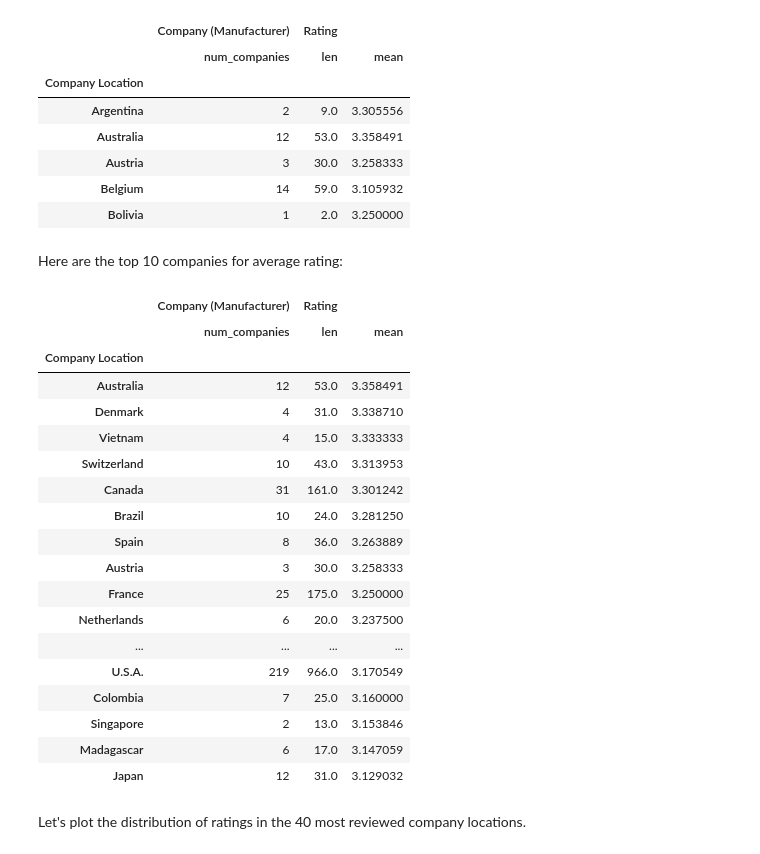
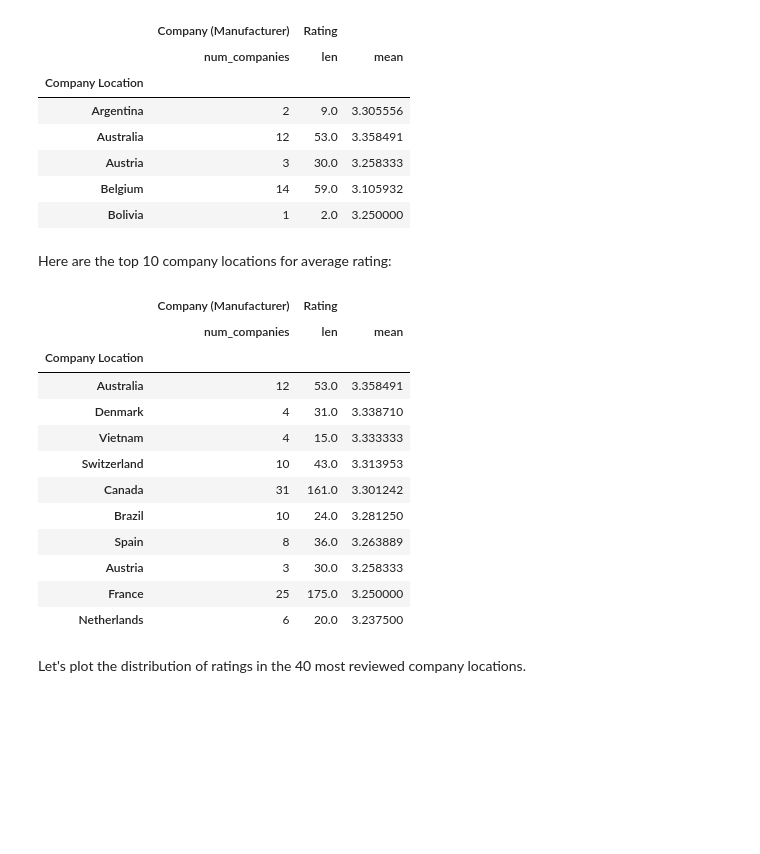
Before and after one commit to SimoneGiovannini/chocolate-rating-project, a Jupyter notebook: eda.ipynb, the cells around one changed output. Saved outputs shown, nothing was run; the diff lists cells and outputs as text; code cells hidden in the pictures; blank space fills up the shorter version.

```diff
--- a/eda.ipynb
+++ b/eda.ipynb
@@ -188,29 +188,23 @@ pivot_locations.head()
 | Belgium | 14 | 59.0 | 3.105932 |
 | Bolivia | 1 | 2.0 | 3.250000 |
 # %% [markdown]
-Here are the top 10 companies for average rating:
+Here are the top 10 company locations for average rating:
 # %%
-pivot_locations[pivot_locations[('Rating', 'len')]>10].sort_values(('Rating', 'mean'), ascending=False).head(20)
+pivot_locations[pivot_locations[('Rating', 'len')]>10].sort_values(('Rating', 'mean'), ascending=False).head(10)
 # %% [output]
 |  | Company (Manufacturer) | Rating |  |
 |  | num_companies | len | mean |
 | Company Location |  |  |  |
 | Australia | 12 | 53.0 | 3.358491 |
 | Denmark | 4 | 31.0 | 3.338710 |
 | Vietnam | 4 | 15.0 | 3.333333 |
 | Switzerland | 10 | 43.0 | 3.313953 |
 | Canada | 31 | 161.0 | 3.301242 |
 | Brazil | 10 | 24.0 | 3.281250 |
 | Spain | 8 | 36.0 | 3.263889 |
 | Austria | 3 | 30.0 | 3.258333 |
 | France | 25 | 175.0 | 3.250000 |
 | Netherlands | 6 | 20.0 | 3.237500 |
-| ... | ... | ... | ... |
-| U.S.A. | 219 | 966.0 | 3.170549 |
-| Colombia | 7 | 25.0 | 3.160000 |
-| Singapore | 2 | 13.0 | 3.153846 |
-| Madagascar | 6 | 17.0 | 3.147059 |
-| Japan | 12 | 31.0 | 3.129032 |
 # %% [markdown]
 Let's plot the distribution of ratings in the 40 most reviewed company locations.
 # %%
```
Also changed, not shown: parts of 34 cells of this notebook.
